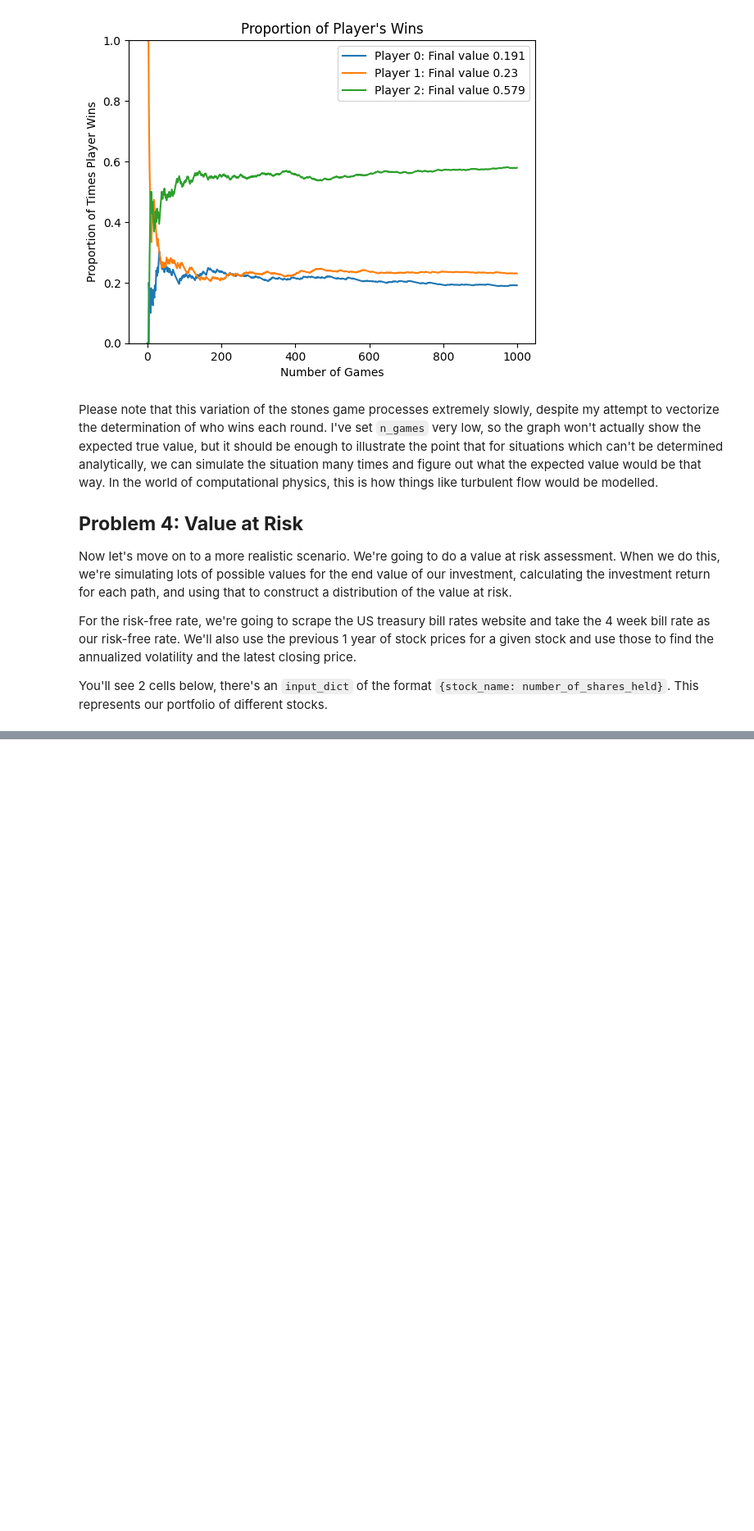
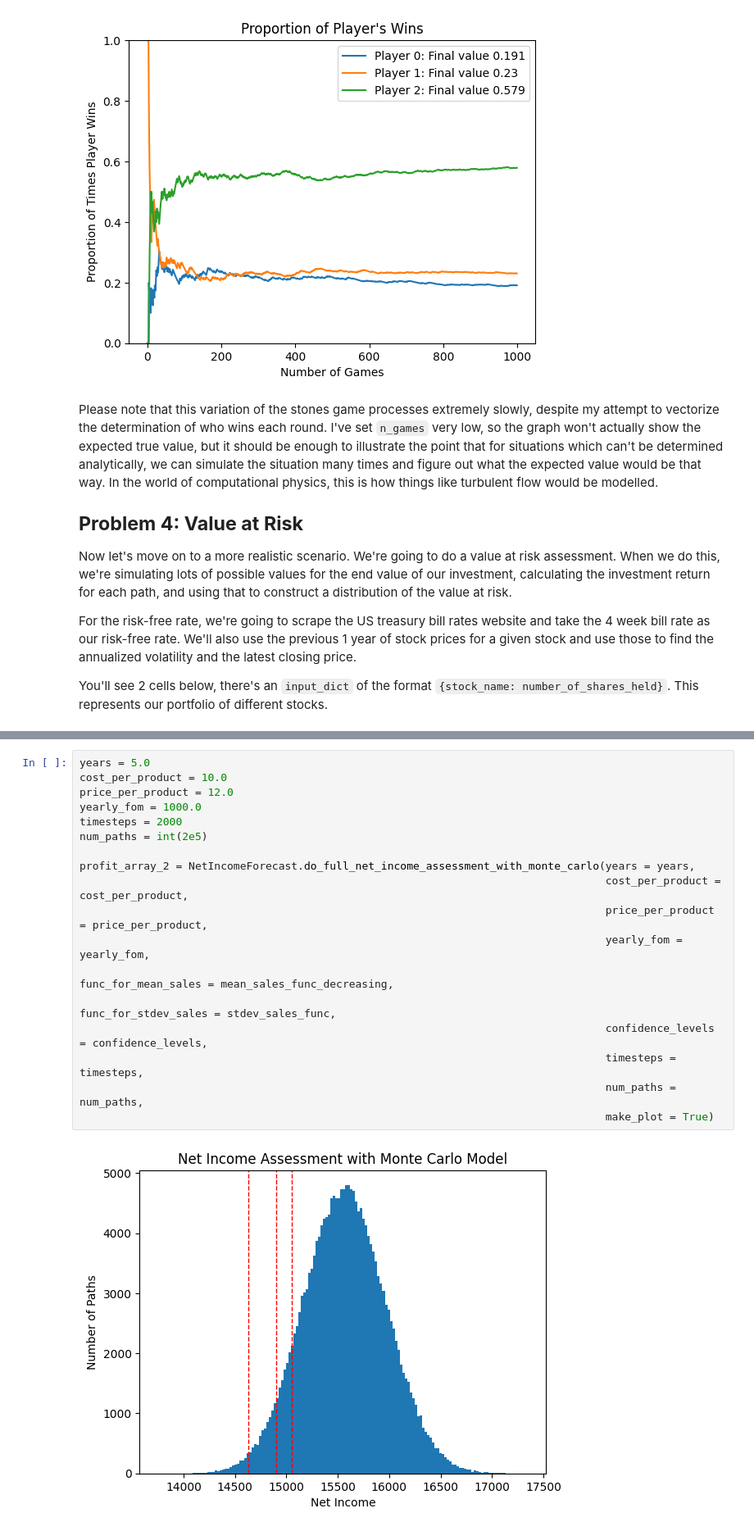
Before and after one commit to AvilashaHaldar/Monte_Carlo_Exercises, a Jupyter notebook: Monte_Carlo_Examples.ipynb, the cells around one changed output, grey strips where cells are left out. Shown: that part at 82% size. Drawn from its saved outputs; the diff is of its cells as text; blank space fills up the shorter version.

```diff
--- a/Monte_Carlo_Examples.ipynb
+++ b/Monte_Carlo_Examples.ipynb
@@ -459,0 +610,20 @@ Value at risk at 99.0% level: $-751.29. Percent of portfolio at risk: -44.7929%
+# %%
+years = 5.0
+cost_per_product = 10.0
+price_per_product = 12.0
+yearly_fom = 1000.0
+timesteps = 2000
+num_paths = int(2e5)
+
+profit_array_2 = NetIncomeForecast.do_full_net_income_assessment_with_monte_carlo(years = years,
+                                                                                  cost_per_product = cost_per_product,
+                                                                                  price_per_product = price_per_product,
+                                                                                  yearly_fom = yearly_fom,
+                                                                                  func_for_mean_sales = mean_sales_func_decreasing,
+                                                                                  func_for_stdev_sales = stdev_sales_func,
+                                                                                  confidence_levels = confidence_levels,
+                                                                                  timesteps = timesteps,
+                                                                                  num_paths = num_paths,
+                                                                                  make_plot = True)
+# %% [output]
+[figure, added]
```
Also changed, not shown: parts of 12 cells of this notebook.
